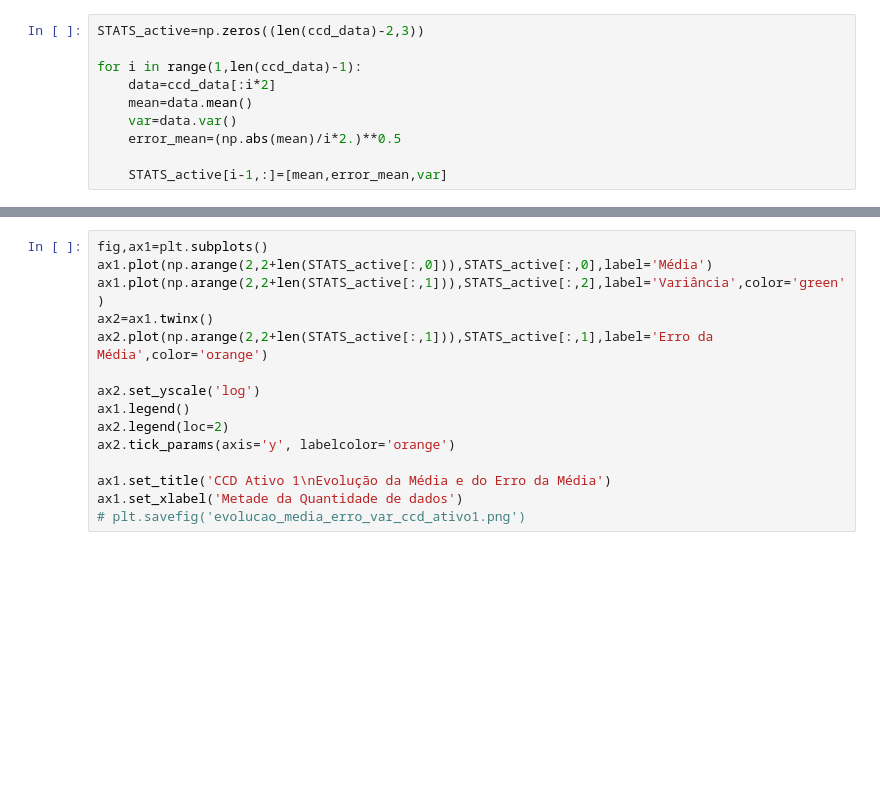
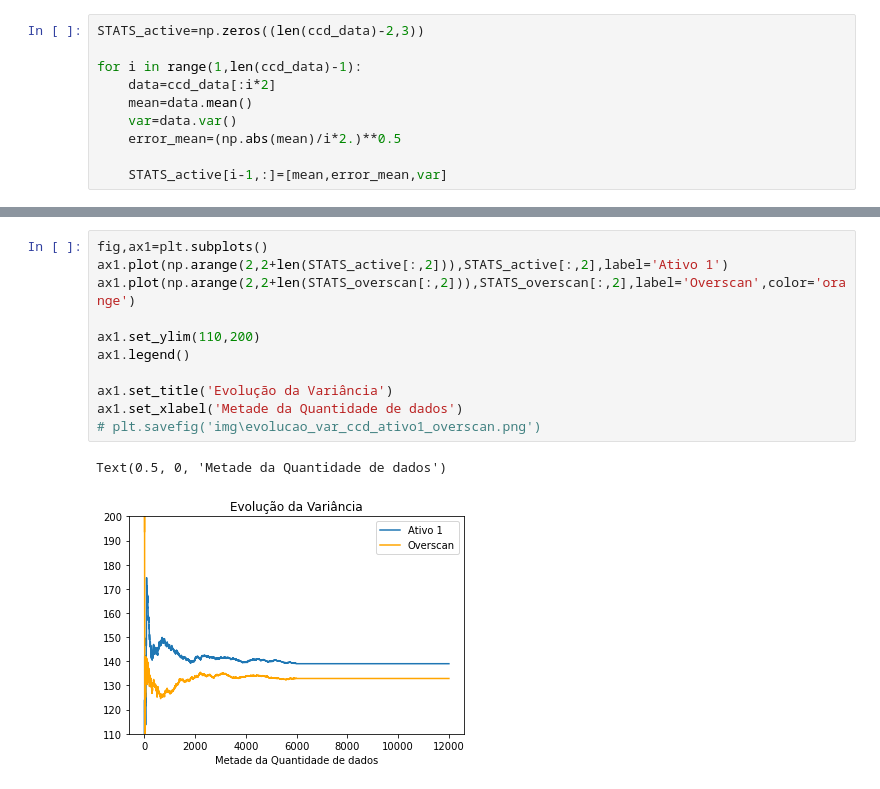
Before and after one commit to estevanmendes/LABIV, a Jupyter notebook: codigo_analise_v1.ipynb, the cells around one changed output, grey strips where cells are left out. Drawn from its saved outputs; the diff is of its cells as text; blank space fills up the shorter version.

```diff
--- a/codigo_analise_v1.ipynb
+++ b/codigo_analise_v1.ipynb
@@ -326,15 +351,14 @@ ax1.set_xlabel('Metade da Quantidade de dados')
 # %%
 fig,ax1=plt.subplots()
-ax1.plot(np.arange(2,2+len(STATS_active[:,0])),STATS_active[:,0],label='Média')
-ax1.plot(np.arange(2,2+len(STATS_active[:,1])),STATS_active[:,2],label='Variância',color='green')
-ax2=ax1.twinx()
-ax2.plot(np.arange(2,2+len(STATS_active[:,1])),STATS_active[:,1],label='Erro da Média',color='orange')
+ax1.plot(np.arange(2,2+len(STATS_active[:,2])),STATS_active[:,2],label='Ativo 1')
+ax1.plot(np.arange(2,2+len(STATS_overscan[:,2])),STATS_overscan[:,2],label='Overscan',color='orange')
 
-ax2.set_yscale('log')
+ax1.set_ylim(110,200)
 ax1.legend()
-ax2.legend(loc=2)
-ax2.tick_params(axis='y', labelcolor='orange')
 
-ax1.set_title('CCD Ativo 1\nEvolução da Média e do Erro da Média')
+ax1.set_title('Evolução da Variância')
 ax1.set_xlabel('Metade da Quantidade de dados')
-# plt.savefig('evolucao_media_erro_var_ccd_ativo1.png')
+# plt.savefig('img\evolucao_var_ccd_ativo1_overscan.png')
+# %% [output]
+Text(0.5, 0, 'Metade da Quantidade de dados')
+[figure, added]
```
Also changed, not shown: parts of 5 cells of this notebook, 5 other files.
